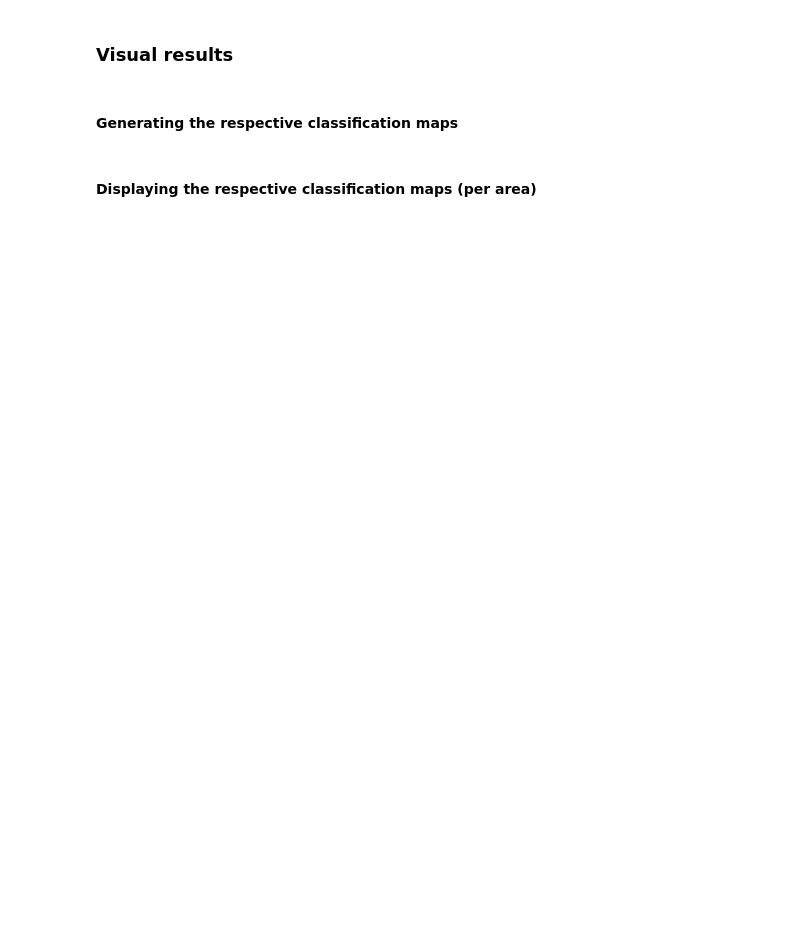
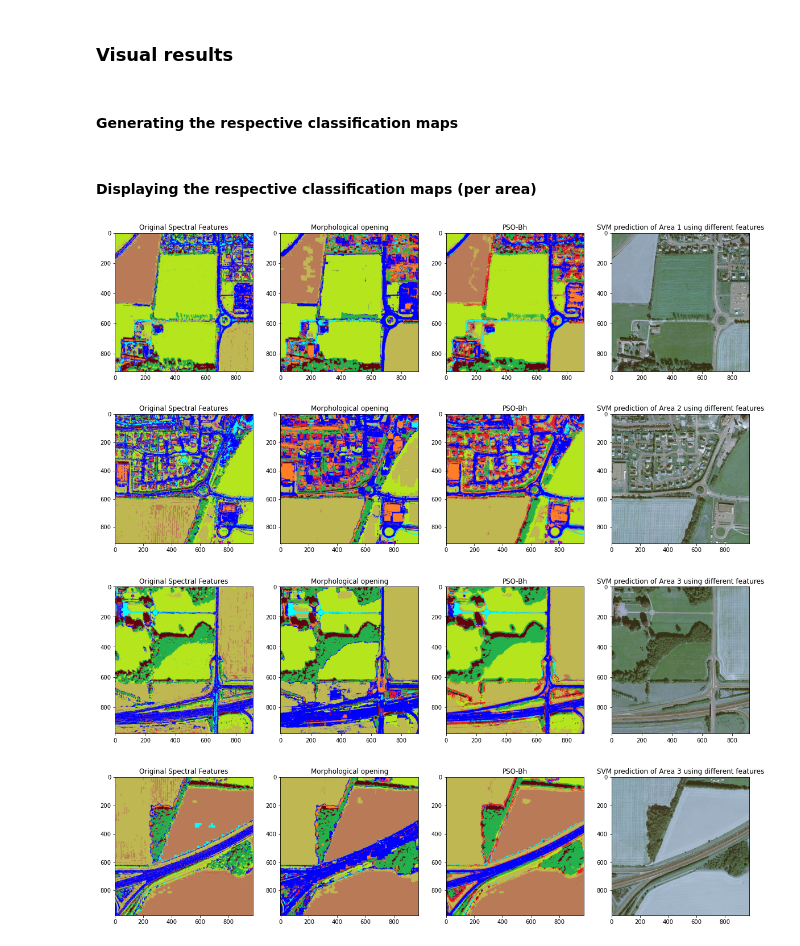
Before and after one commit to sbAsma/single_adaptive_MF, a Jupyter notebook: Single_Adaptive_Matched_Filters_PSO_Bh_CALVADOS_dataset.ipynb, the cells around one changed output. Drawn from its saved outputs; the diff is of its cells as text; code cells hidden in the pictures; blank space fills up the shorter version.

```diff
--- a/Single_Adaptive_Matched_Filters_PSO_Bh_CALVADOS_dataset.ipynb
+++ b/Single_Adaptive_Matched_Filters_PSO_Bh_CALVADOS_dataset.ipynb
@@ -223,7 +223,7 @@ def conv_filter_mp(image_, h) :
 # %% [markdown]
 ### Predicted labels to RGB
 # %%
-def label2rgb(image_) :
+def labels2rgb(image_) :
     rgb_labels=[[0, 0, 255],[100,0,15],[255, 127, 39],[255,0,176],[34, 177, 76],[185, 122, 87],
                 [237, 28, 36],[191, 183, 81],[0,255,255] ,[181, 230, 29],[200,191,231]]
     rgb_labels = np.array(rgb_labels)
@@ -479,0 +484,57 @@ plt.show()
+# %%
+## Area 1
+fig, (ax1, ax2, ax3, ax4) = plt.subplots(1,4, figsize=(20,10))
+ax1.imshow(map_rgb_OF[:915, :915,:])
+ax1.set_title("Original Spectral Features")
+ax2.imshow(map_rgb_OF_MO[:915, :915,:])
+ax2.set_title("Morphological opening")
+ax3.imshow(map_rgb_OF_PSO_Bh[:915, :915,:])
+ax3.set_title("PSO-Bh")
+ax4.imshow(image[:915, :915,:])
+ax4.set_title("image data")
+plt.title('SVM prediction of Area 1 using different features')
+plt.show()
+
+## Area 2
+fig, (ax1, ax2, ax3, ax4) = plt.subplots(1,4, figsize=(20,10))
+ax1.imshow(map_rgb_OF[:915, 915:,:])
+ax1.set_title("Original Spectral Features")
+ax2.imshow(map_rgb_OF_MO[:915, 915:,:])
+ax2.set_title("Morphological opening")
+ax3.imshow(map_rgb_OF_PSO_Bh[:915, 915:,:])
+ax3.set_title("PSO-Bh")
+ax4.imshow(image[:915, 915:,:])
+ax4.set_title("image data")
+plt.title('SVM prediction of Area 2 using different features')
+plt.show()
+
+## Area 3
+fig, (ax1, ax2, ax3, ax4) = plt.subplots(1,4, figsize=(20,10))
+ax1.imshow(map_rgb_OF[915:, :915,:])
+ax1.set_title("Original Spectral Features")
+ax2.imshow(map_rgb_OF_MO[915:, :915,:])
+ax2.set_title("Morphological opening")
+ax3.imshow(map_rgb_OF_PSO_Bh[915:, :915,:])
+ax3.set_title("PSO-Bh")
+ax4.imshow(image[915:, :915,:])
+ax4.set_title("image data")
+plt.title('SVM prediction of Area 3 using different features')
+plt.show()
+
+## Area 4
+fig, (ax1, ax2, ax3, ax4) = plt.subplots(1,4, figsize=(20,10))
+ax1.imshow(map_rgb_OF[915:, 915:,:])
+ax1.set_title("Original Spectral Features")
+ax2.imshow(map_rgb_OF_MO[915:, 915:,:])
+ax2.set_title("Morphological opening")
+ax3.imshow(map_rgb_OF_PSO_Bh[915:, 915:,:])
+ax3.set_title("PSO-Bh")
+ax4.imshow(image[915:, 915:,:])
+ax4.set_title("image data")
+plt.title('SVM prediction of Area 3 using different features')
+plt.show()
+# %% [output]
+[figure, added]
+[figure, added]
+[figure, added]
+[figure, added]
```
Also changed, not shown: parts of 5 cells of this notebook.
